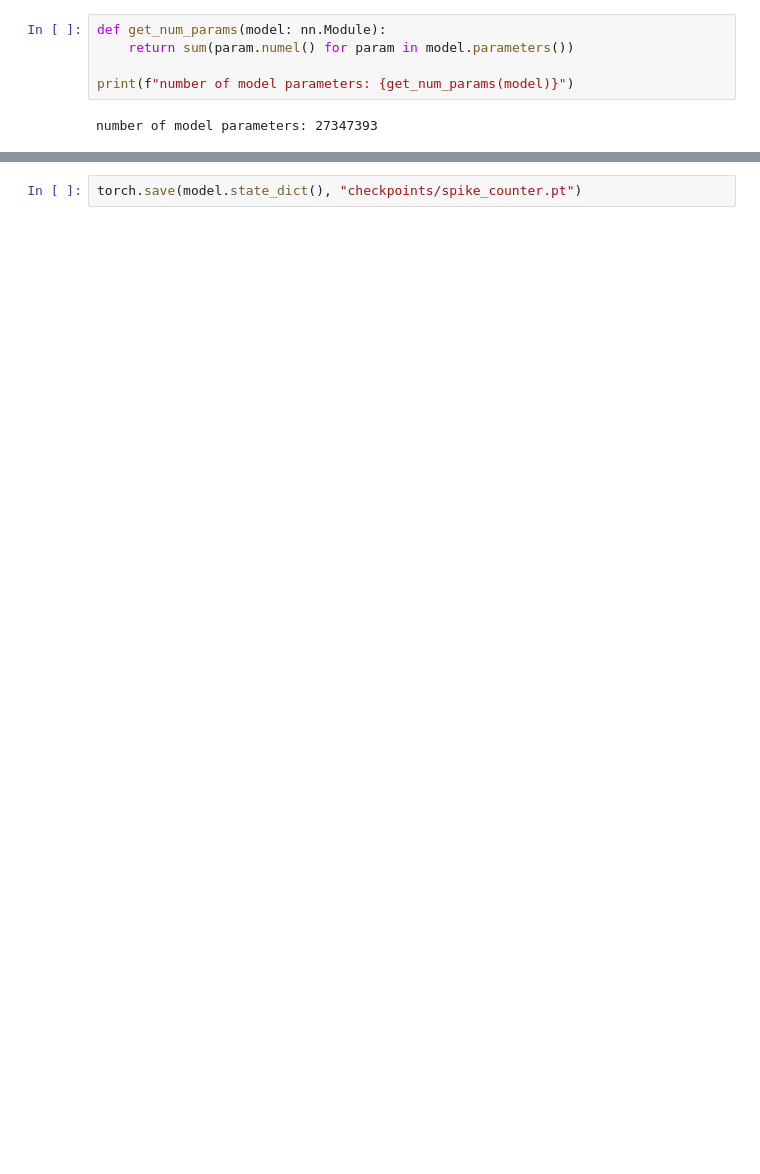
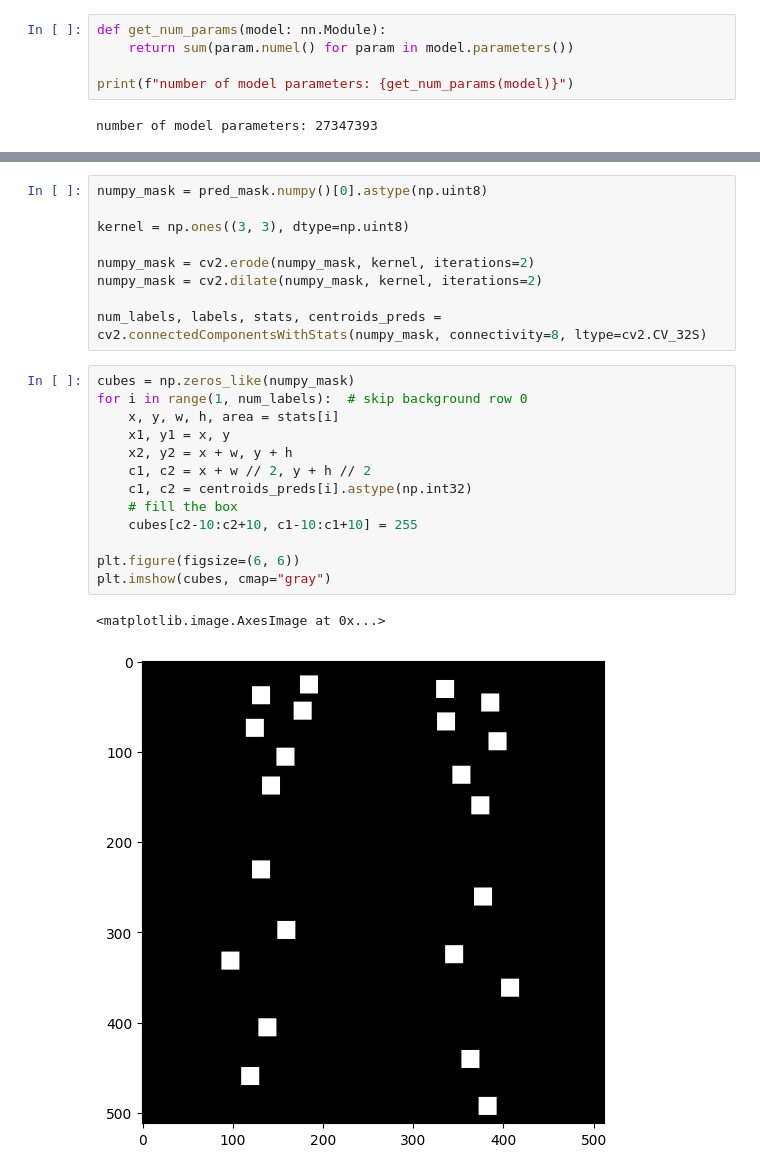
Before and after one commit to V1adych/kolobok, a Jupyter notebook: notebooks/count_spikes.ipynb, the cells around one changed output, grey strips where cells are left out. Cells and saved outputs as stored; diff of their text form; blank space fills up the shorter version.

```diff
--- a/notebooks/count_spikes.ipynb
+++ b/notebooks/count_spikes.ipynb
@@ -344,2 +386,25 @@ Clipping input data to the valid range for imshow with RGB data ([0..1] for floa
-# %%
-torch.save(model.state_dict(), "checkpoints/spike_counter.pt")
+# %%
+numpy_mask = pred_mask.numpy()[0].astype(np.uint8)
+
+kernel = np.ones((3, 3), dtype=np.uint8)
+
+numpy_mask = cv2.erode(numpy_mask, kernel, iterations=2)
+numpy_mask = cv2.dilate(numpy_mask, kernel, iterations=2)
+
+num_labels, labels, stats, centroids_preds = cv2.connectedComponentsWithStats(numpy_mask, connectivity=8, ltype=cv2.CV_32S)
+# %%
+cubes = np.zeros_like(numpy_mask)
+for i in range(1, num_labels):  # skip background row 0
+    x, y, w, h, area = stats[i]
+    x1, y1 = x, y
+    x2, y2 = x + w, y + h
+    c1, c2 = x + w // 2, y + h // 2
+    c1, c2 = centroids_preds[i].astype(np.int32)
+    # fill the box
+    cubes[c2-10:c2+10, c1-10:c1+10] = 255
+
+plt.figure(figsize=(6, 6))
+plt.imshow(cubes, cmap="gray")
+# %% [output]
+<matplotlib.image.AxesImage at 0x...>
+[figure, added]
```
Also changed, not shown: parts of 15 cells of this notebook.
